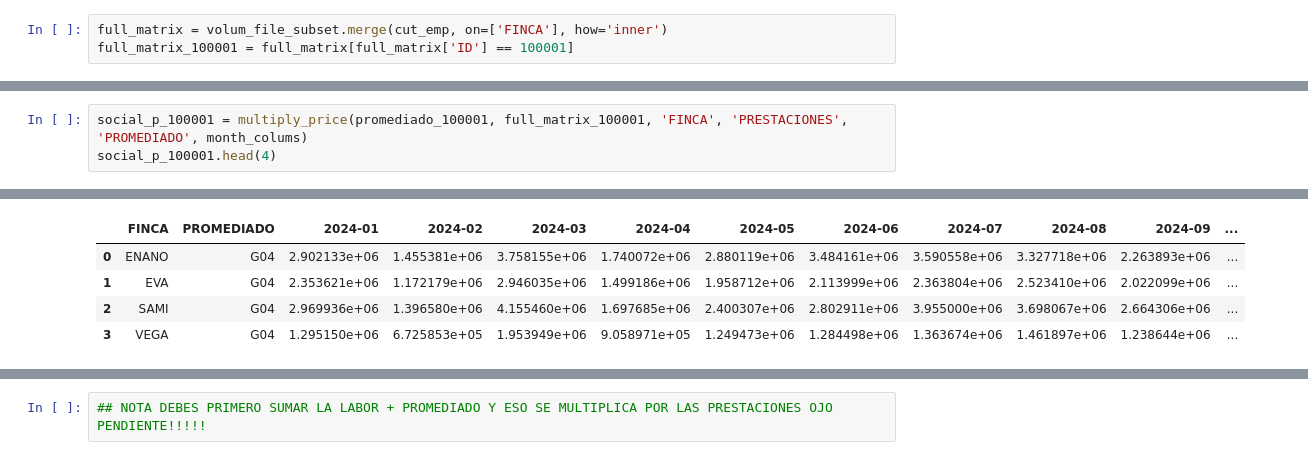
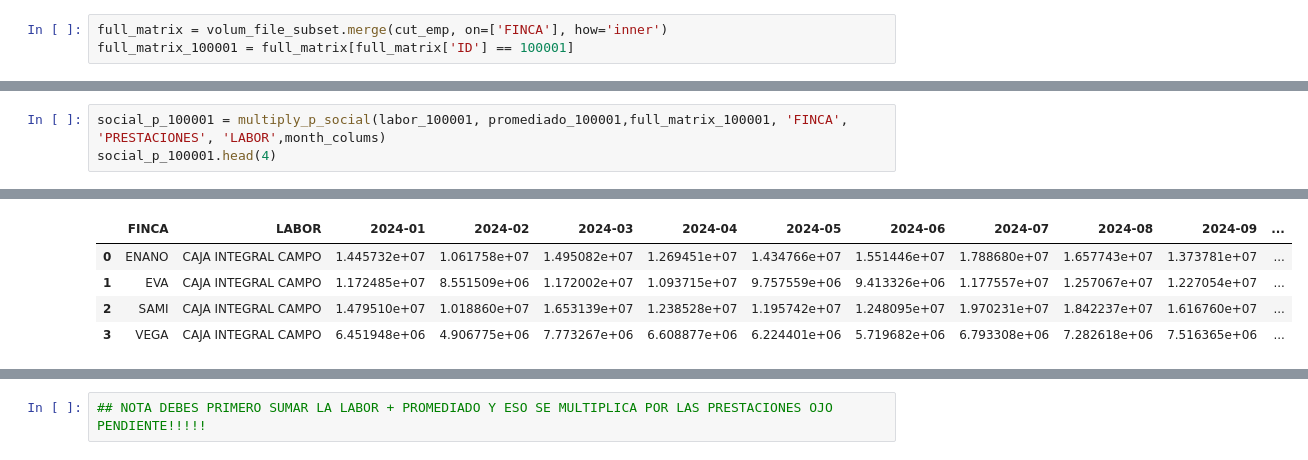
Before and after one commit to ngarrido24/mano_de_obra_agrovid, a Jupyter notebook: mano_de_obra.ipynb, the cells around one changed output, grey strips where cells are left out. Cells and saved outputs as stored; diff of their text form.

Commit message:
se finalizó el cálculo del costo para labor 1

```diff
--- a/mano_de_obra.ipynb
+++ b/mano_de_obra.ipynb
@@ -362,6 +364,6 @@ promediado_100001.head(5)
 | 3 | VEGA | 3.332005e+06 | 1.730345e+06 | 5.026883e+06 | 2.330582e+06 | 3.214492e+06 | 3.304601e+06 | 3.508295e+06 | 3.760992e+06 | 3.186631e+06 | 3.657926e+06 | ... |
 | 4 | FEDERICA | 3.966649e+06 | 2.455339e+06 | 6.359870e+06 | 3.058675e+06 | 6.786260e+06 | 7.597614e+06 | 8.335141e+06 | 8.296877e+06 | 6.512210e+06 | 7.598395e+06 | ... |
 # %%
-social_p_100001 = multiply_price(promediado_100001, full_matrix_100001, 'FINCA', 'PRESTACIONES', 'PROMEDIADO', month_colums)
+social_p_100001 = multiply_p_social(labor_100001, promediado_100001,full_matrix_100001, 'FINCA', 'PRESTACIONES', 'LABOR',month_colums)
 social_p_100001.head(4)
 # %% [output]
@@ -372,5 +375,5 @@ social_p_100001.head(4)
-|  | FINCA | PROMEDIADO | 2024-01 | 2024-02 | 2024-03 | 2024-04 | 2024-05 | 2024-06 | 2024-07 | 2024-08 | 2024-09 | ... |
-| 0 | ENANO | G04 | 2.902133e+06 | 1.455381e+06 | 3.758155e+06 | 1.740072e+06 | 2.880119e+06 | 3.484161e+06 | 3.590558e+06 | 3.327718e+06 | 2.263893e+06 | ... |
-| 1 | EVA | G04 | 2.353621e+06 | 1.172179e+06 | 2.946035e+06 | 1.499186e+06 | 1.958712e+06 | 2.113999e+06 | 2.363804e+06 | 2.523410e+06 | 2.022099e+06 | ... |
-| 2 | SAMI | G04 | 2.969936e+06 | 1.396580e+06 | 4.155460e+06 | 1.697685e+06 | 2.400307e+06 | 2.802911e+06 | 3.955000e+06 | 3.698067e+06 | 2.664306e+06 | ... |
-| 3 | VEGA | G04 | 1.295150e+06 | 6.725853e+05 | 1.953949e+06 | 9.058971e+05 | 1.249473e+06 | 1.284498e+06 | 1.363674e+06 | 1.461897e+06 | 1.238644e+06 | ... |
+|  | FINCA | LABOR | 2024-01 | 2024-02 | 2024-03 | 2024-04 | 2024-05 | 2024-06 | 2024-07 | 2024-08 | 2024-09 | ... |
+| 0 | ENANO | CAJA INTEGRAL CAMPO | 1.445732e+07 | 1.061758e+07 | 1.495082e+07 | 1.269451e+07 | 1.434766e+07 | 1.551446e+07 | 1.788680e+07 | 1.657743e+07 | 1.373781e+07 | ... |
+| 1 | EVA | CAJA INTEGRAL CAMPO | 1.172485e+07 | 8.551509e+06 | 1.172002e+07 | 1.093715e+07 | 9.757559e+06 | 9.413326e+06 | 1.177557e+07 | 1.257067e+07 | 1.227054e+07 | ... |
+| 2 | SAMI | CAJA INTEGRAL CAMPO | 1.479510e+07 | 1.018860e+07 | 1.653139e+07 | 1.238528e+07 | 1.195742e+07 | 1.248095e+07 | 1.970231e+07 | 1.842237e+07 | 1.616760e+07 | ... |
+| 3 | VEGA | CAJA INTEGRAL CAMPO | 6.451948e+06 | 4.906775e+06 | 7.773267e+06 | 6.608877e+06 | 6.224401e+06 | 5.719682e+06 | 6.793308e+06 | 7.282618e+06 | 7.516365e+06 | ... |
```
Also changed, not shown: parts of 8 cells of this notebook, 1 other file.
